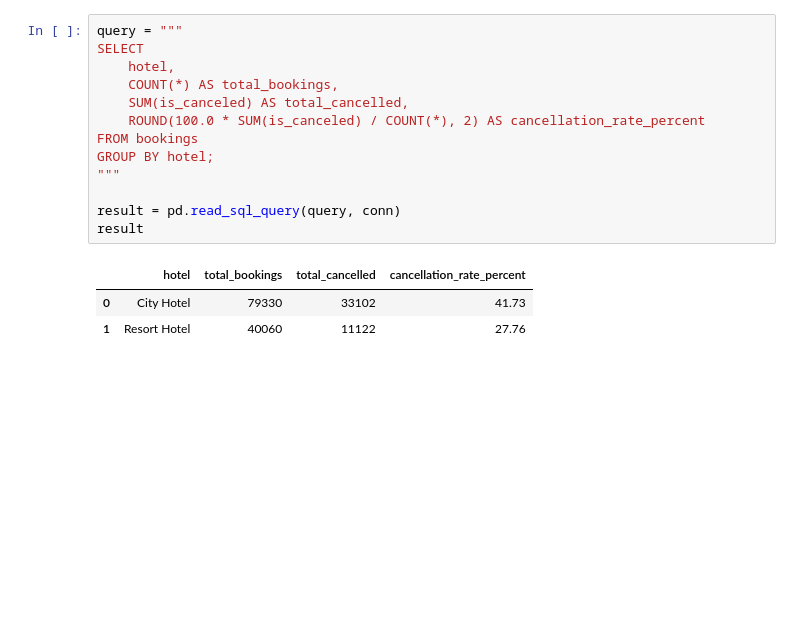
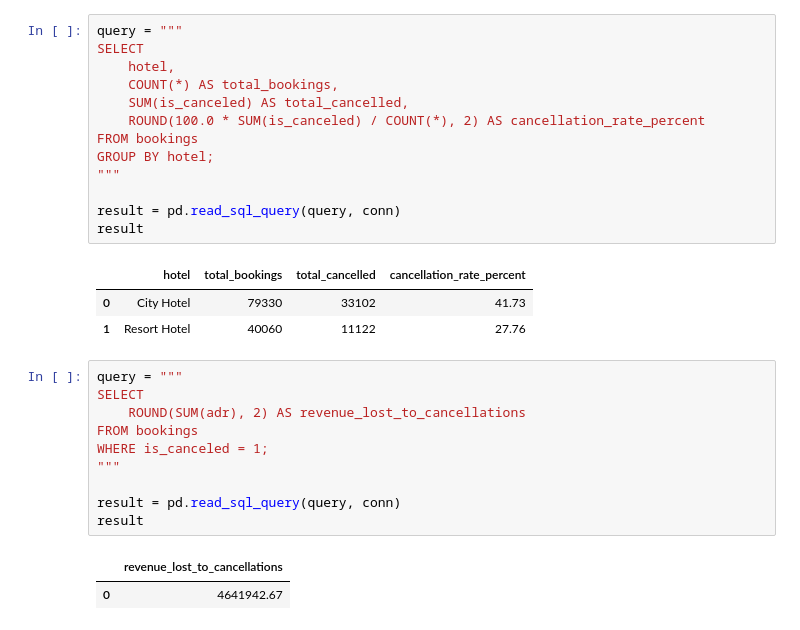
Before and after one commit to TanzeerCR7/stayiq-hotel-analytics, a Jupyter notebook: notebooks/exploration/01_first_look.ipynb, the cells around one changed output. Cells and saved outputs as stored; diff of their text form; blank space fills up the shorter version.

Commit message:
Add revenue lost to cancellations

```diff
--- a/notebooks/exploration/01_first_look.ipynb
+++ b/notebooks/exploration/01_first_look.ipynb
@@ -501,3 +501,16 @@ result
 |  | hotel | total_bookings | total_cancelled | cancellation_rate_percent |
 | 0 | City Hotel | 79330 | 33102 | 41.73 |
 | 1 | Resort Hotel | 40060 | 11122 | 27.76 |
+# %%
+query = """
+SELECT
+    ROUND(SUM(adr), 2) AS revenue_lost_to_cancellations
+FROM bookings
+WHERE is_canceled = 1;
+"""
+
+result = pd.read_sql_query(query, conn)
+result
+# %% [output]
+|  | revenue_lost_to_cancellations |
+| 0 | 4641942.67 |
```
